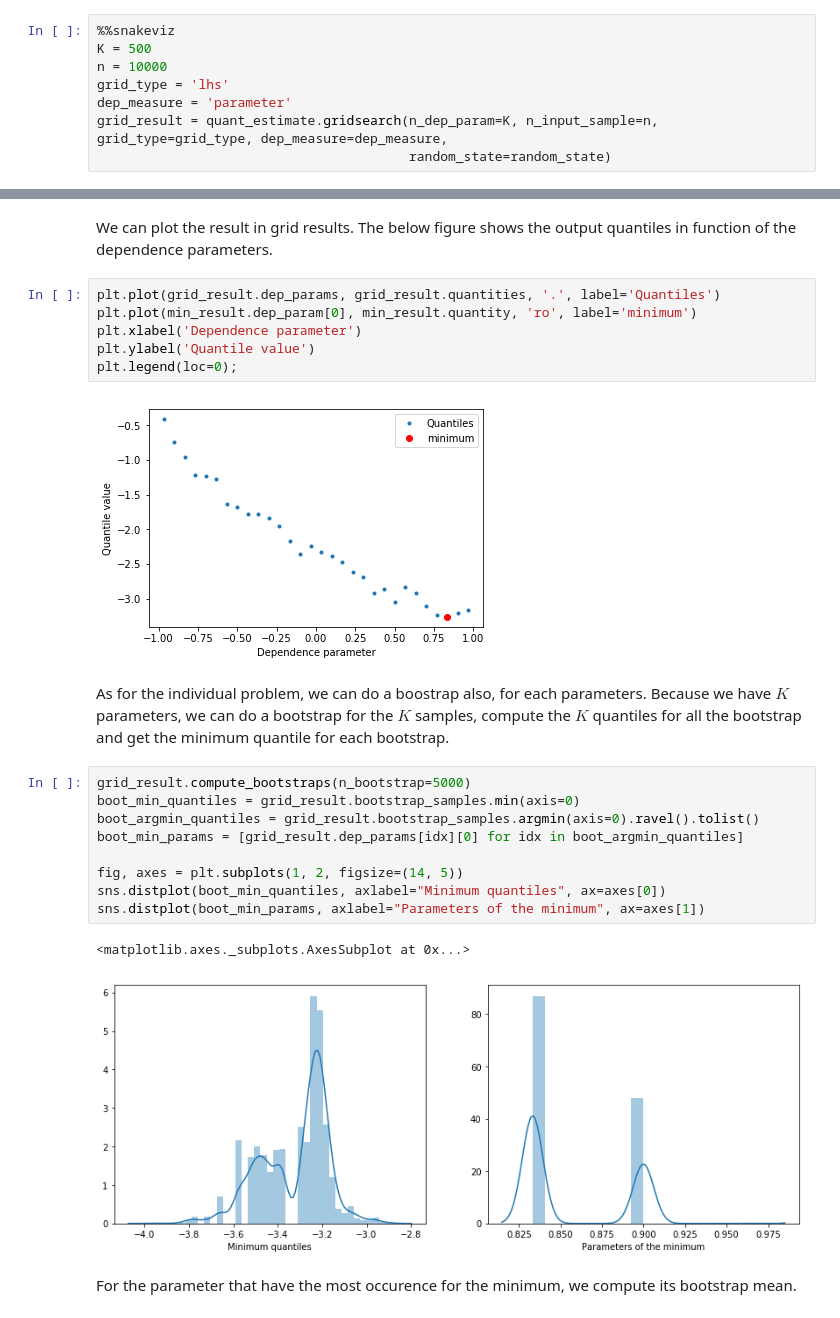
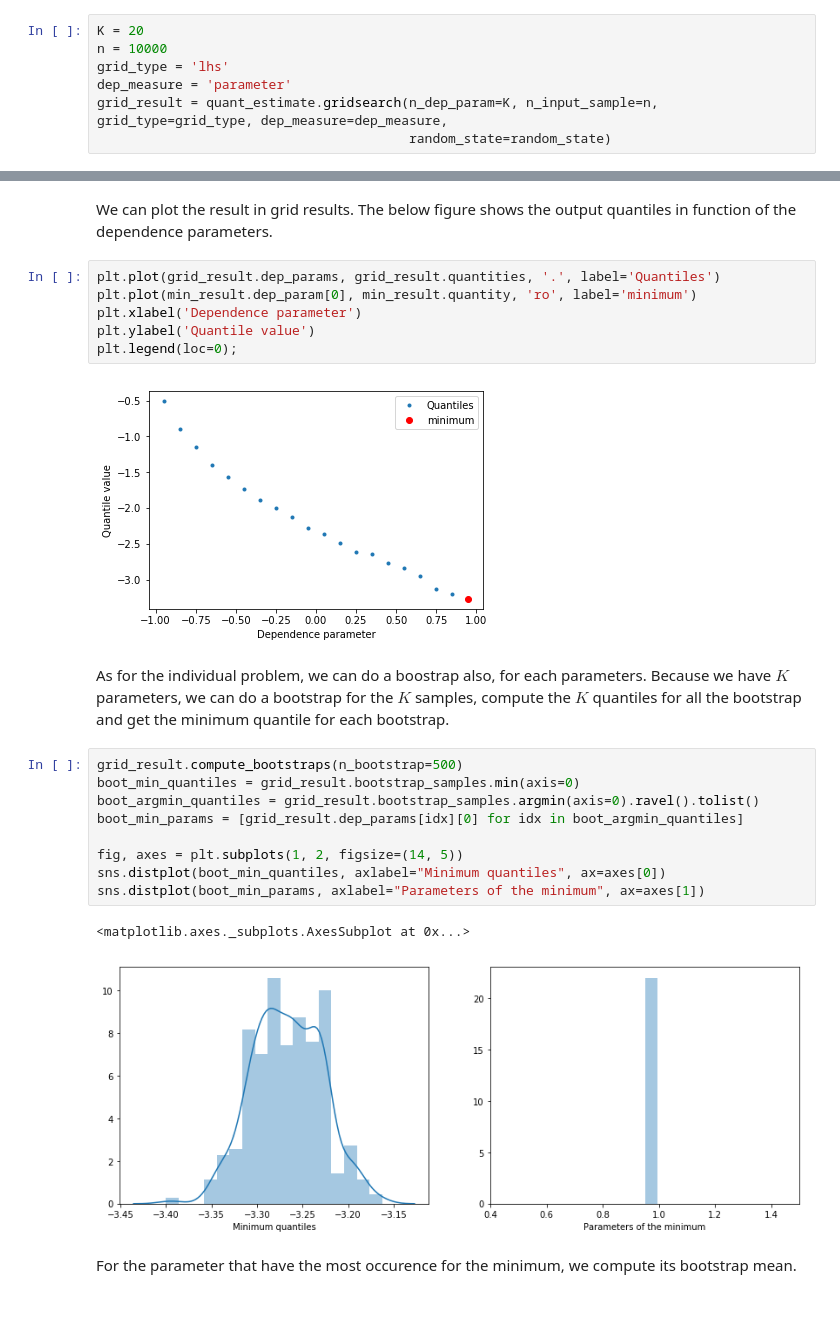
Before and after one commit to NazBen/dep-impact, a Jupyter notebook: examples/grid-search.ipynb, the cells around one changed output, grey strips where cells are left out. Drawn from its saved outputs; the diff is of its cells as text.

```diff
--- a/examples/grid-search.ipynb
+++ b/examples/grid-search.ipynb
@@ -116,8 +116,7 @@ Quantile at independence: -2.29 with a C.O.V at 0.0 %
 #### Grid Search Approach
 Firstly, we consider a grid search approach in order to compare the perfomance with the iterative algorithm. The discretization can be made on the parameter space or on other concordance measure such as the kendall's Tau. This below example shows a grid-search on the parameter space.
 # %%
-%%snakeviz
-K = 500
+K = 20
 n = 10000
 grid_type = 'lhs'
 dep_measure = 'parameter'
@@ -148,21 +145,21 @@ plt.xlabel('Dependence parameter')
 plt.ylabel('Quantile value')
 plt.legend(loc=0);
 # %% [output]
-[figure, old version]
+[figure, new version]
 # %% [markdown]
 As for the individual problem, we can do a boostrap also, for each parameters. Because we have $K$ parameters, we can do a bootstrap for the $K$ samples, compute the $K$ quantiles for all the bootstrap and get the minimum quantile for each bootstrap.
 # %%
-grid_result.compute_bootstraps(n_bootstrap=5000)
+grid_result.compute_bootstraps(n_bootstrap=500)
 boot_min_quantiles = grid_result.bootstrap_samples.min(axis=0)
 boot_argmin_quantiles = grid_result.bootstrap_samples.argmin(axis=0).ravel().tolist()
 boot_min_params = [grid_result.dep_params[idx][0] for idx in boot_argmin_quantiles]
 
 fig, axes = plt.subplots(1, 2, figsize=(14, 5))
 sns.distplot(boot_min_quantiles, axlabel="Minimum quantiles", ax=axes[0])
 sns.distplot(boot_min_params, axlabel="Parameters of the minimum", ax=axes[1])
 # %% [output]
 <matplotlib.axes._subplots.AxesSubplot at 0x...>
-[figure, old version]
+[figure, new version]
 # %% [markdown]
 For the parameter that have the most occurence for the minimum, we compute its bootstrap mean.
 # %%
```
Also changed, not shown: parts of 11 cells of this notebook, 4 other files.
